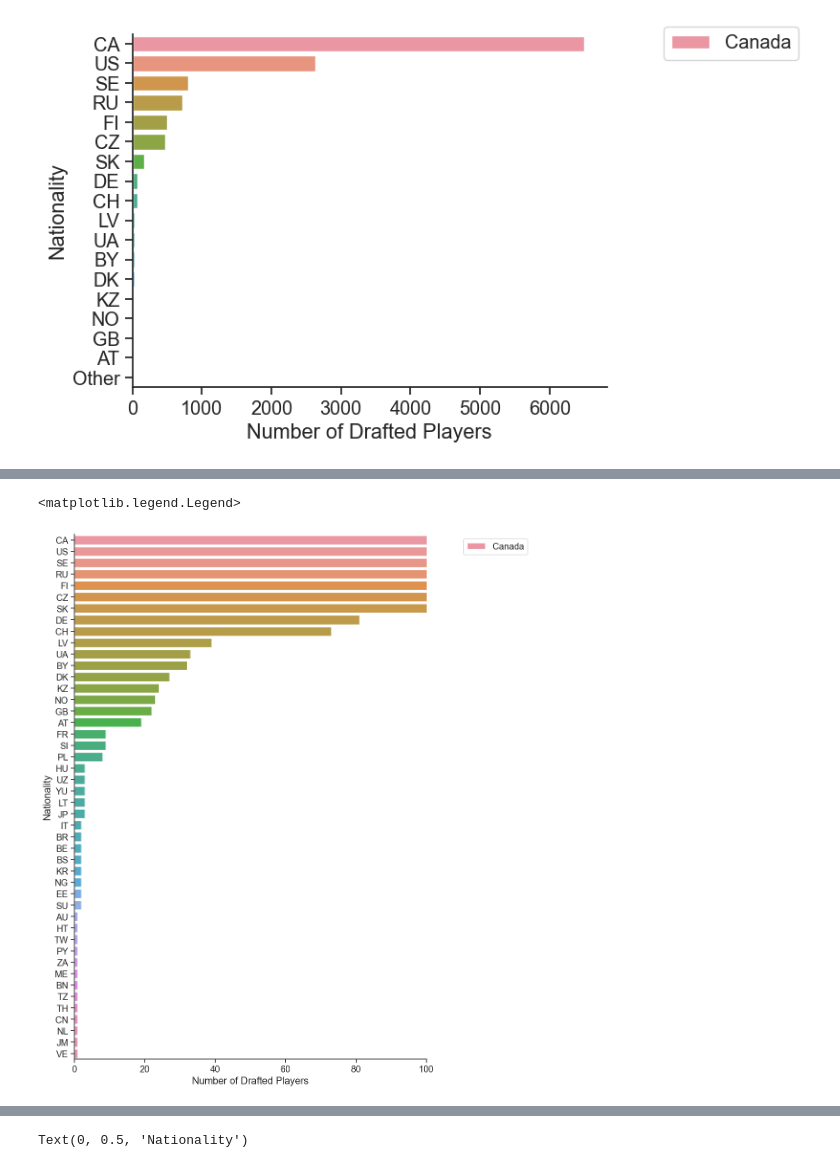
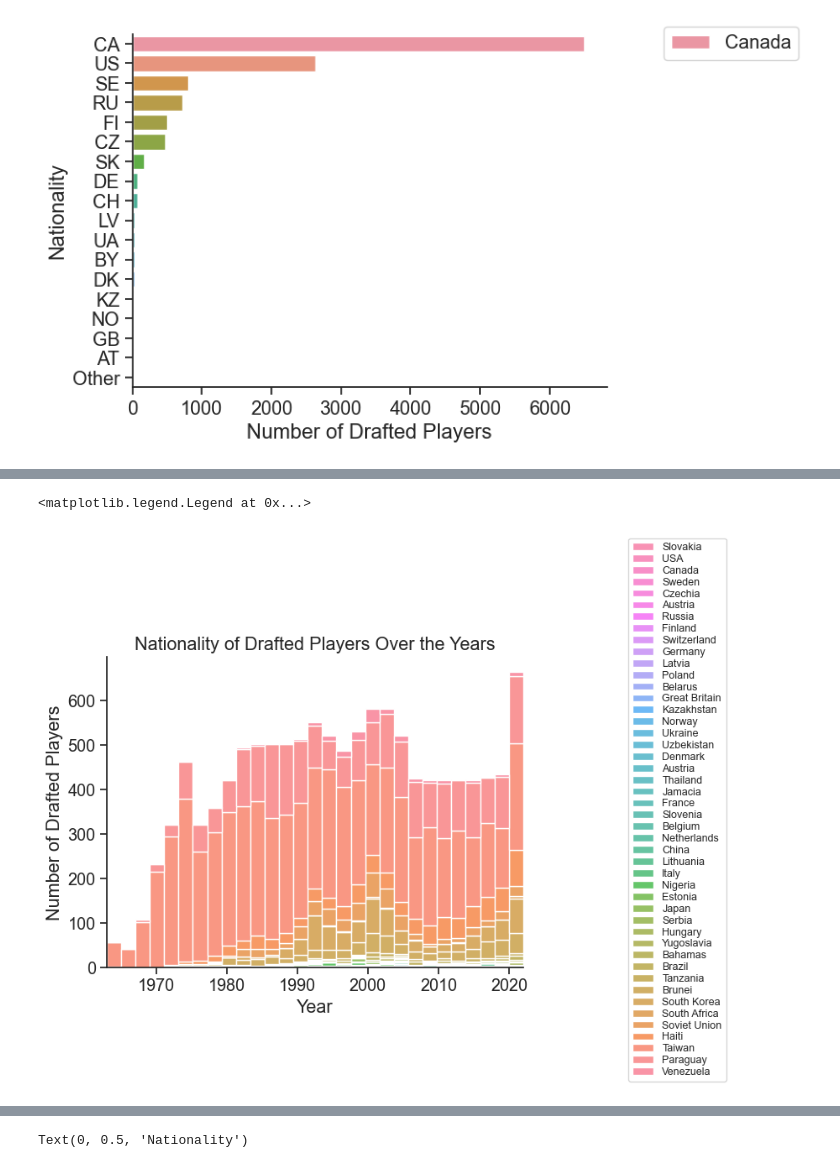
Before and after one commit to ubco-W2022T2-data301/project-group-group31, a Jupyter notebook: analysis/analysis2.ipynb, the cells around one changed output, grey strips where cells are left out. Saved outputs shown, nothing was run; the diff lists cells and outputs as text; code cells hidden in the pictures.

```diff
--- a/analysis/analysis2.ipynb
+++ b/analysis/analysis2.ipynb
@@ -61,20 +80,17 @@ plt.legend(["Canada","USA","Sweden","Russia","Czechia","Slovakia","Denmark","Ger
 # %%
-#Since Canada and USA have a such a significant amount of players that it makes other nationalities appear to have no value,
-#I decided to make this countplot again but lower the max x axis limit.
 #SK = Slovakia, US = USA, CA = Canada, SE = Sweden, AT = Austria, RU = Russia, FI = Finland, CH = Switzerland
 #CZ = Czechia, DE = Germany, LV = Latvia, PL = Poland < 10, BY = Belarus, GB = Great Britain, KZ = Kazakhstan
 #NO = Norway, UA = Ukraine, UZ = Uzbekistan <10, DK = Denmark, AU = Australia <10, TH = Thailand <10, JM = Jamacia<10
 #FR = France <10, SI = Slovenia <10, BE = Belgium <10, NL = Netherlands <10, CN = China <10, LT = Lithuania<10, IT = Italy<10
 #NG = Nigeria <10, EE = Estonia<10, JP = Japan<10, ME = Serbia <10, HU = Hungary <10, YU = Yugoslavia <10, BS = Bahamas<10, BR = Brazil<10
 #TZ = Tanzania <10, BN = Brunei <10, KR = South Korea <10, ZA = South Africa<10, SU = Soviet Union<10, HT = Haiti <10
 #TW = Taiwan <10, PY = Paraguay <10, VE = Venezuela <10
-plt.figure(figsize=(10,15))
-sns.countplot(y='nationality', data = df, order=(df['nationality'].value_counts().index)).set(xlim=(0,100), ylabel="Nationality",xlabel="Number of Drafted Players")
-plt.legend(["Canada","USA", "Sweden", "Russia", "Finland", "Czechia", "Switzerland","Germany", "Latvia", "Ukraine", "Belarus", "Denmark", "Kazakhstan", "Norway","Great Britain","Austria", "France",
-           "Slovenia", "Poland", "Hungary", "Uzbekistan", "Yugoslavia", "Lithuania", "Japan", "Italy", "Brazil",
-            "Belgium", "Bahamas", "South Korea", "Nigeria", "Estonia", "Soviet Union", "Australia", "Haiti",
-           "Taiwan", "Paraguay", "South Africa", "Serbia", "Brunei", "Tanzania", "Thailand", "China", "Netherlands",
-           "Jamacia", "Venezuela"], loc='upper right', bbox_to_anchor=(1.3, 1))
+sns.histplot(df, x='year', hue='nationality', multiple='stack', legend=False).set(xlim=(1963, 2022), xlabel="Year",ylabel="Number of Drafted Players", title="Nationality of Drafted Players Over the Years")
+plt.legend(['Slovakia', 'USA', 'Canada', 'Sweden', 'Czechia', 'Austria', 'Russia', 'Finland', 'Switzerland', 'Germany', 'Latvia',
+       'Poland', 'Belarus', 'Great Britain', 'Kazakhstan', 'Norway', 'Ukraine', 'Uzbekistan', 'Denmark', 'Austria', 'Thailand', 'Jamacia',
+       'France', 'Slovenia', 'Belgium', 'Netherlands', 'China', 'Lithuania', 'Italy', 'Nigeria', 'Estonia', 'Japan',
+       'Serbia', 'Hungary', 'Yugoslavia', 'Bahamas', 'Brazil', 'Tanzania', 'Brunei', 'South Korea', 'South Africa', 'Soviet Union', 'Haiti',
+       'Taiwan', 'Paraguay', 'Venezuela'],loc='upper right', bbox_to_anchor=(1.5, 1.4), fontsize='xx-small', labelspacing=0.15)
 # %% [output]
-<matplotlib.legend.Legend>
+<matplotlib.legend.Legend at 0x...>
-[figure, old version]
+[figure, new version]
```
Also changed, not shown: parts of 9 cells of this notebook.
